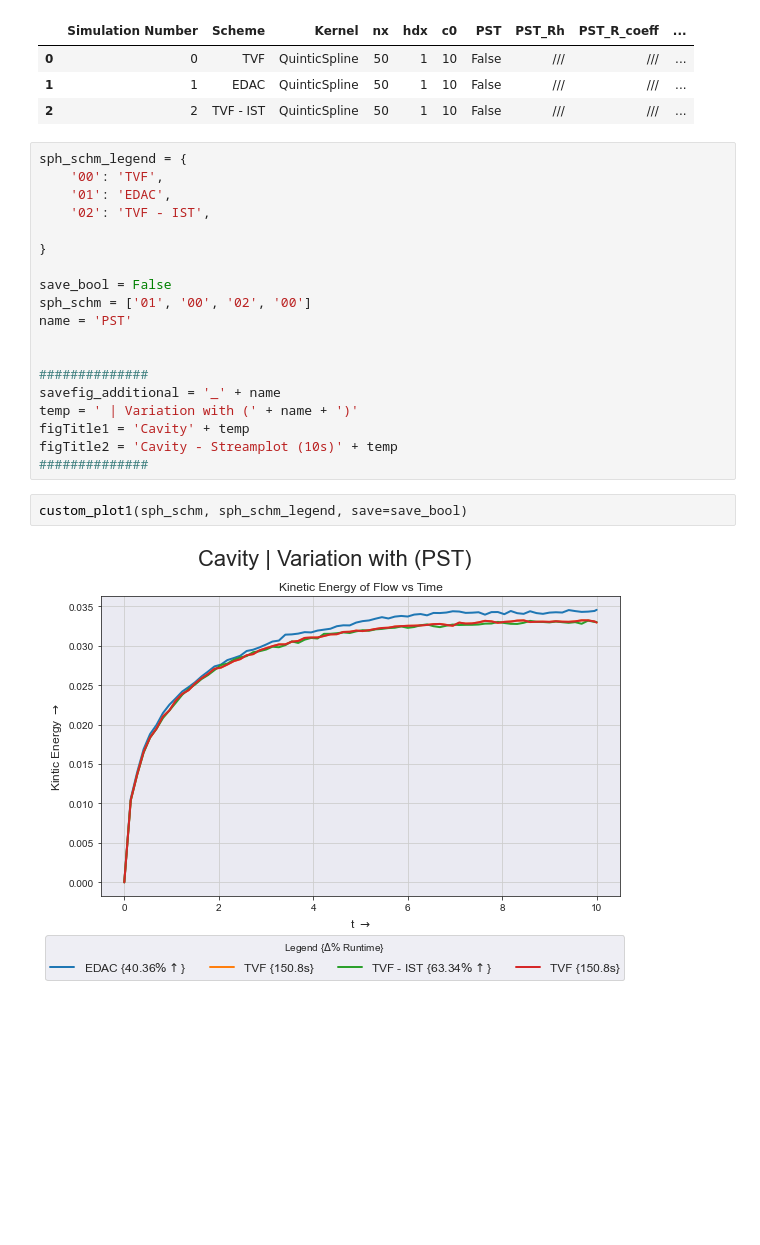
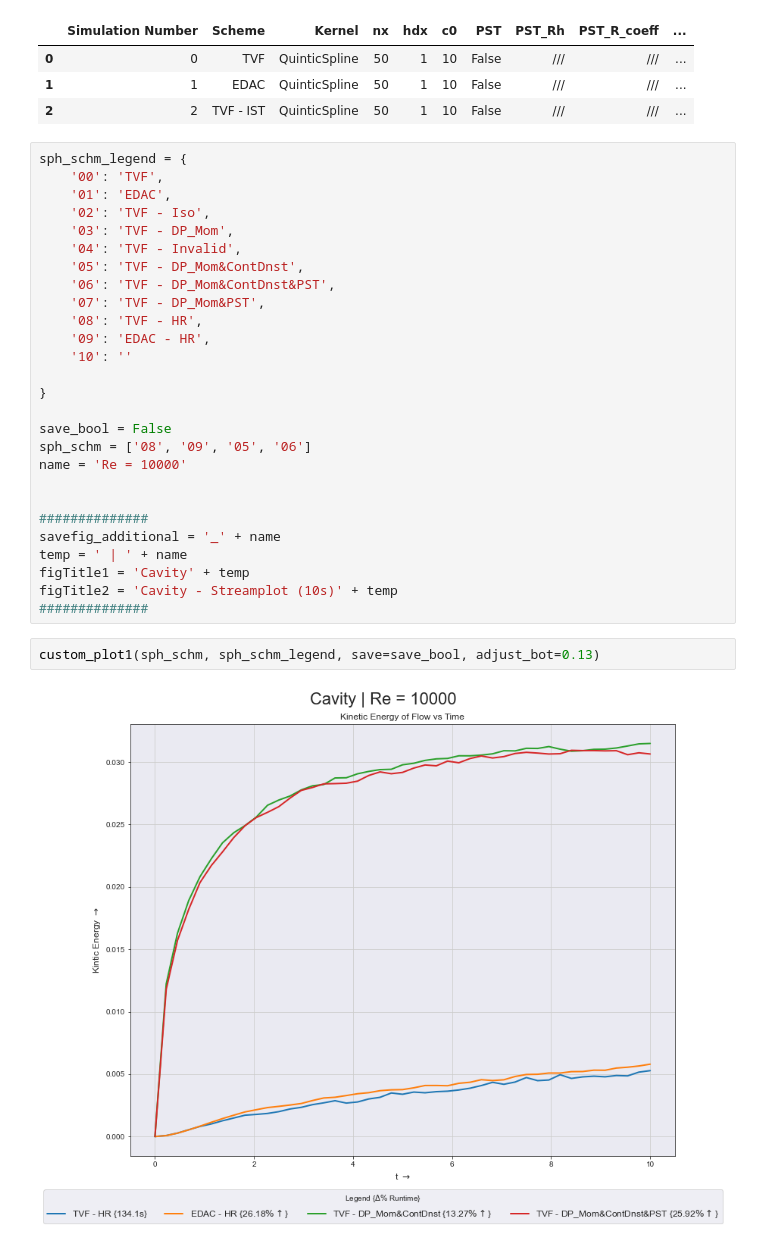
Before and after one commit to Prajwal-Prathiksh/SLP-Smoothed-Particle-Hydrodynamics, a Jupyter notebook: SLP/Cavity/plot_output.ipynb, the cells around one changed output. Cells and saved outputs as stored; diff of their text form; blank space fills up the shorter version.

```diff
--- a/SLP/Cavity/plot_output.ipynb
+++ b/SLP/Cavity/plot_output.ipynb
@@ -217,23 +215,31 @@ df
 sph_schm_legend = {
     '00': 'TVF',
     '01': 'EDAC',
-    '02': 'TVF - IST',
+    '02': 'TVF - Iso',
+    '03': 'TVF - DP_Mom',
+    '04': 'TVF - Invalid',
+    '05': 'TVF - DP_Mom&ContDnst',
+    '06': 'TVF - DP_Mom&ContDnst&PST',
+    '07': 'TVF - DP_Mom&PST',
+    '08': 'TVF - HR',
+    '09': 'EDAC - HR',
+    '10': ''
 
 }
 
 save_bool = False
-sph_schm = ['01', '00', '02', '00']
-name = 'PST'
+sph_schm = ['08', '09', '05', '06']
+name = 'Re = 10000'
 
 
 ##############
 savefig_additional = '_' + name
-temp = ' | Variation with (' + name + ')'
+temp = ' | ' + name
 figTitle1 = 'Cavity' + temp
 figTitle2 = 'Cavity - Streamplot (10s)' + temp
 ##############
 # %%
-custom_plot1(sph_schm, sph_schm_legend, save=save_bool)
+custom_plot1(sph_schm, sph_schm_legend, save=save_bool, adjust_bot=0.13)
 # %% [output]
-[figure, old version]
+[figure, new version]
 # %%
```
Also changed, not shown: parts of 3 cells of this notebook, 3 other files.
